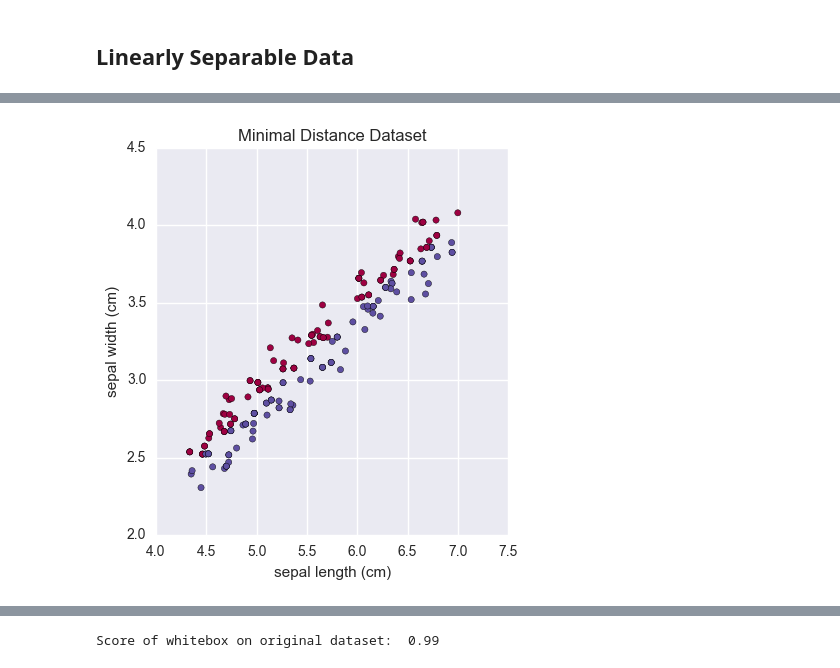
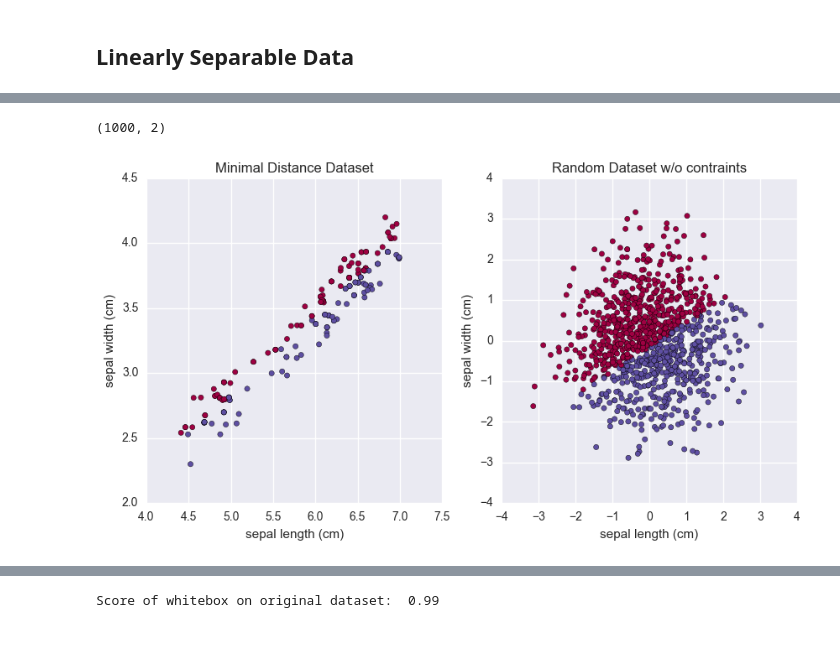
Before and after one commit to najeeb97khan/Cloning, a Jupyter notebook: Others/Class Boundary.ipynb, the cells around one changed output, grey strips where cells are left out. Cells and saved outputs as stored; diff of their text form; code cells hidden in the pictures; blank space fills up the shorter version.

```diff
--- a/Others/Class Boundary.ipynb
+++ b/Others/Class Boundary.ipynb
@@ -164,6 +181,14 @@ Label:  1 Count:  487
 # %%
 fig = plt.figure(figsize=(10,5))
 ax = fig.add_subplot(121)
 plotData(new_data, 0, 1, ax, new_labels, feature_names=data.feature_names, title="Minimal Distance Dataset")
+
+## Purely Random Dataset
+X_random = generate_random_without_constraints(data.feature_names[0:2], data_size=1000).values
+print X_random.shape
+y_random = blackbox.predict(X_random)
+ax = fig.add_subplot(122)
+plotData(X_random, 0, 1, ax, labels=y_random, feature_names=data.feature_names, title='Random Dataset w/o contraints')
 # %% [output]
+(1000, 2)
-[figure, old version]
+[figure, new version]
```
Also changed, not shown: parts of 6 cells of this notebook, 1 other file.
